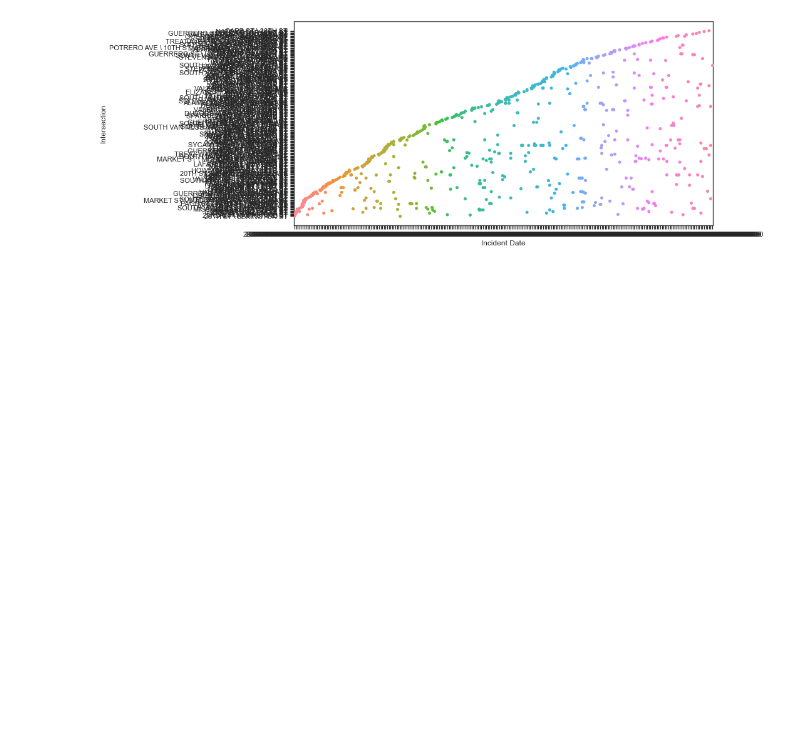
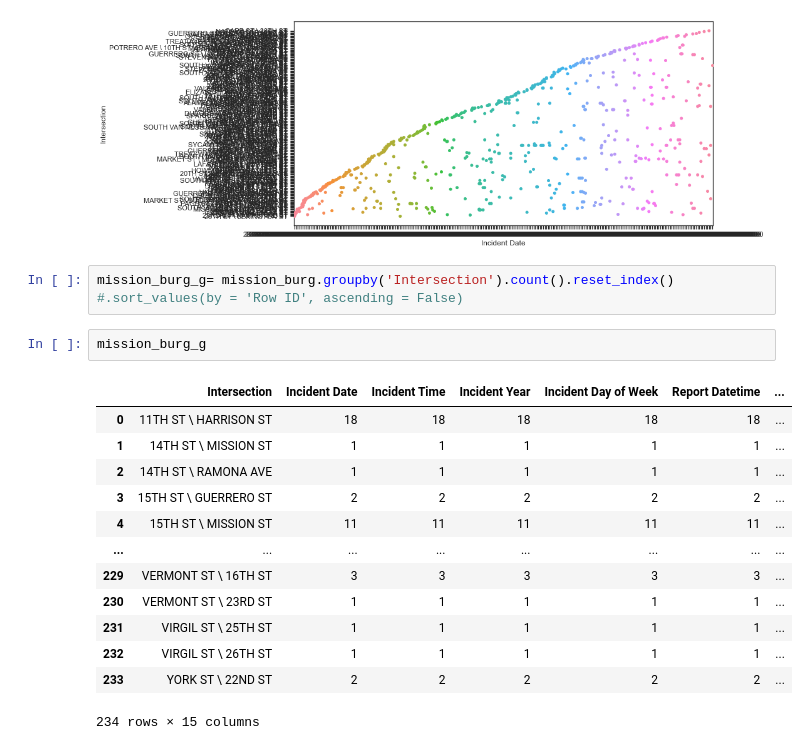
Before and after one commit to baharbiazar/San_Francisco_crime_EDA, a Jupyter notebook: src/sf_crime_analysis.ipynb, the cells around one changed output. Drawn from its saved outputs; the diff is of its cells as text; blank space fills up the shorter version.

```diff
--- a/src/sf_crime_analysis.ipynb
+++ b/src/sf_crime_analysis.ipynb
@@ -269,3 +269,22 @@ fig, ax  = plt.subplots(figsize = (12, 6))
 ax = sns.swarmplot(x=mission_burg["Incident Date"], y = mission_burg['Intersection'])
 # %% [output]
 [figure]
+# %%
+mission_burg_g= mission_burg.groupby('Intersection').count().reset_index()
+#.sort_values(by = 'Row ID', ascending = False)
+# %%
+mission_burg_g
+# %% [output]
+|  | Intersection | Incident Date | Incident Time | Incident Year | Incident Day of Week | Report Datetime | ... |
+| 0 | 11TH ST \ HARRISON ST | 18 | 18 | 18 | 18 | 18 | ... |
+| 1 | 14TH ST \ MISSION ST | 1 | 1 | 1 | 1 | 1 | ... |
+| 2 | 14TH ST \ RAMONA AVE | 1 | 1 | 1 | 1 | 1 | ... |
+| 3 | 15TH ST \ GUERRERO ST | 2 | 2 | 2 | 2 | 2 | ... |
+| 4 | 15TH ST \ MISSION ST | 11 | 11 | 11 | 11 | 11 | ... |
+| ... | ... | ... | ... | ... | ... | ... | ... |
+| 229 | VERMONT ST \ 16TH ST | 3 | 3 | 3 | 3 | 3 | ... |
+| 230 | VERMONT ST \ 23RD ST | 1 | 1 | 1 | 1 | 1 | ... |
+| 231 | VIRGIL ST \ 25TH ST | 1 | 1 | 1 | 1 | 1 | ... |
+| 232 | VIRGIL ST \ 26TH ST | 1 | 1 | 1 | 1 | 1 | ... |
+| 233 | YORK ST \ 22ND ST | 2 | 2 | 2 | 2 | 2 | ... |
+234 rows × 15 columns
```
Also changed, not shown: parts of 1 cell of this notebook, 1 other file.
